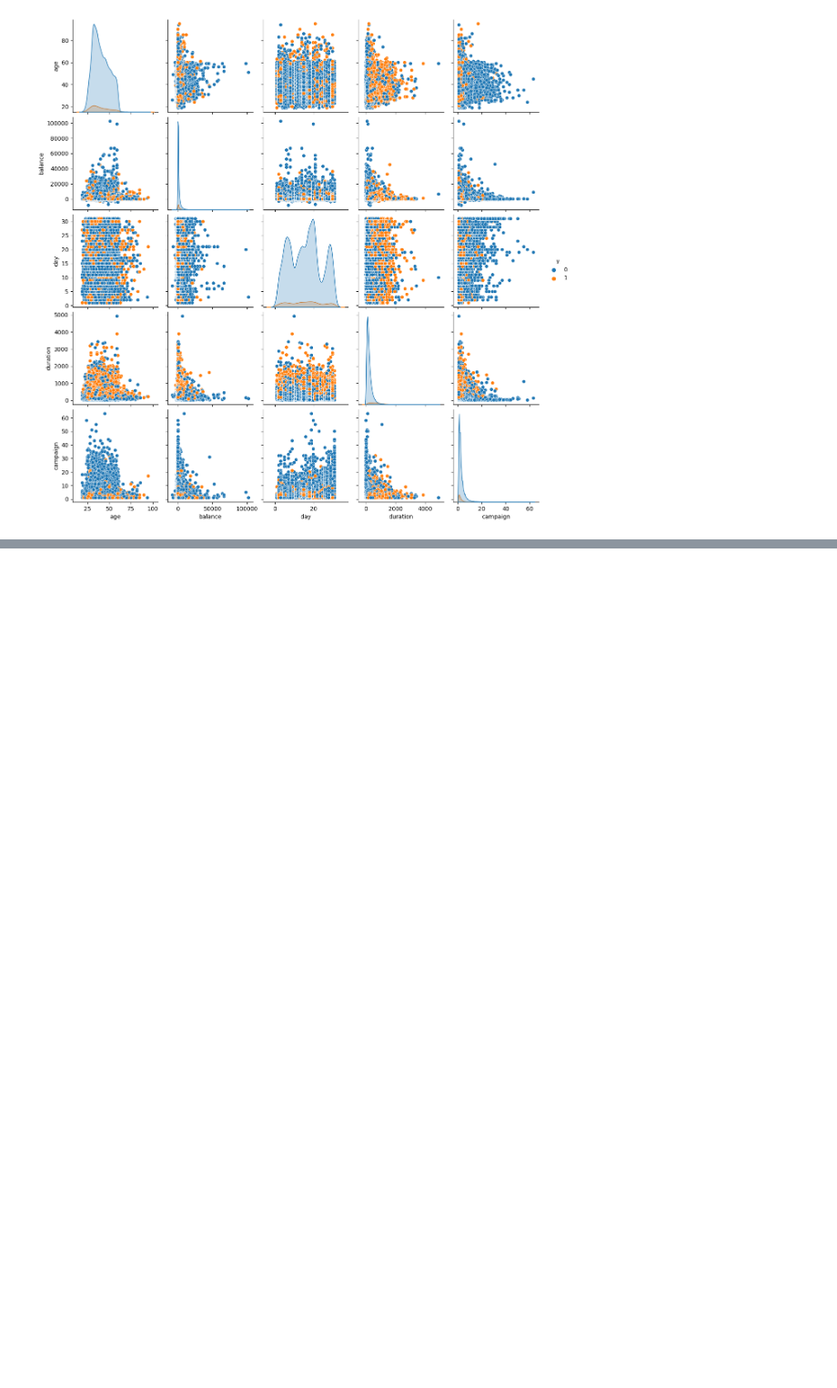
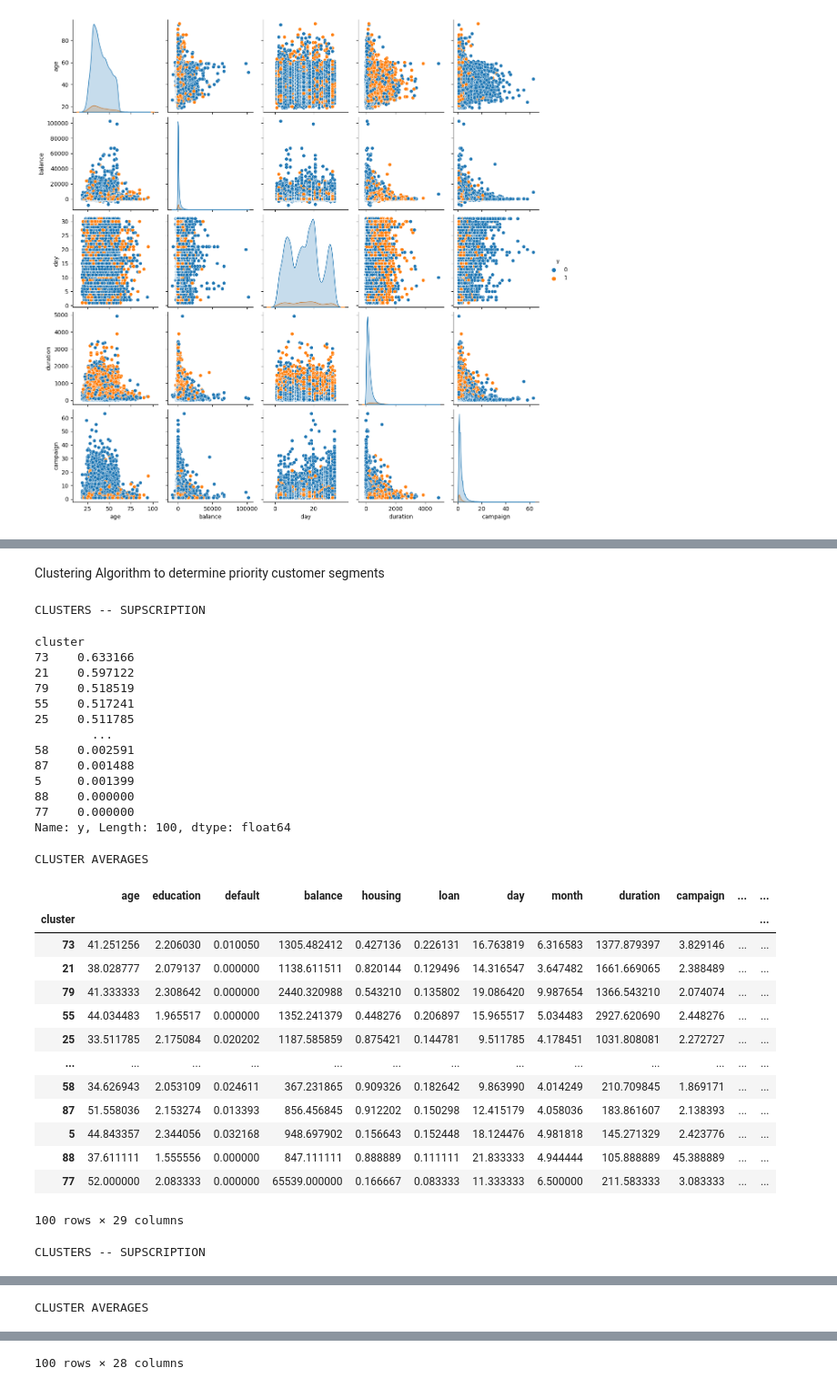
Before and after one commit to AishwaryaBalajee/YCcsS7tcA1kghT1E, a Jupyter notebook: main.ipynb, the cells around one changed output, grey strips where cells are left out. Shown at 91% size. Drawn from its saved outputs; the diff is of its cells as text; code cells hidden in the pictures; blank space fills up the shorter version.

```diff
--- a/main.ipynb
+++ b/main.ipynb
@@ -255,0 +620,78 @@ sns.pairplot(dataset, vars=['age','balance','day','duration','campaign'], hue='y
+# %% [markdown]
+Clustering Algorithm to determine priority customer segments
+# %%
+def clustering_algorithm(df, use_duration, n_clusters = 4):
+
+    df_encoded, X_encoded, y_encoded = PreProcess(month_order, education_order, bool_mapping).encode(df, True)
+    scaler = StandardScaler()
+
+    numeric_features = ['age', 'balance', 'day', 'duration', 'campaign'] if use_duration else ['age', 'balance', 'day', 'campaign']
+    if use_duration == False:
+        df_encoded, X_encoded = df_encoded.drop('duration', axis=1), X_encoded.drop('duration', axis=1)
+    categorical_features = [col for col in X_encoded.columns if col not in numeric_features]
+    X_encoded = df_encoded[numeric_features + categorical_features]
+
+    scale_numeric = ColumnTransformer(
+        transformers=[
+            ('num', scaler, numeric_features),
+            ('cat', 'passthrough', categorical_features)
+        ]
+    )
+
+    pipe = Pipeline(
+        [
+            ('scale', scale_numeric),
+            ('clustering', KMeans(n_clusters=n_clusters, random_state=42))
+        ]
+    )
+
+    df_encoded['cluster'] = pipe.fit_predict(X_encoded)
+    df_encoded = df_encoded[[c for c in df_encoded.columns if c != 'y'] + ['y']]
+
+    # Group by cluster and find subscription rate of each cluster
+    cluster_conversion = df_encoded.groupby('cluster')['y'].mean().sort_values(ascending=False)
+
+    # Get cluster info
+    cluster_info = df_encoded.groupby('cluster').mean()
+    cluster_info = cluster_info.loc[cluster_conversion.index]
+
+    print('CLUSTERS -- SUPSCRIPTION')
+    display(cluster_conversion)
+    print('CLUSTER AVERAGES')
+    display(cluster_info)
+# %%
+# Clustering Algorithm applied with call duration
+clustering_algorithm(dataset, True, 100)
+# Clustering algoritm applied without call duration
+clustering_algorithm(dataset, False, 100)
+# %% [output]
+CLUSTERS -- SUPSCRIPTION
+cluster
+73    0.633166
+21    0.597122
+79    0.518519
+55    0.517241
+25    0.511785
+        ...
+58    0.002591
+87    0.001488
+5     0.001399
+88    0.000000
+77    0.000000
+Name: y, Length: 100, dtype: float64
+CLUSTER AVERAGES
+|  | age | education | default | balance | housing | loan | day | month | duration | campaign | ... | ... |
+| cluster |  |  |  |  |  |  |  |  |  |  |  | ... |
+| 73 | 41.251256 | 2.206030 | 0.010050 | 1305.482412 | 0.427136 | 0.226131 | 16.763819 | 6.316583 | 1377.879397 | 3.829146 | ... | ... |
+| 21 | 38.028777 | 2.079137 | 0.000000 | 1138.611511 | 0.820144 | 0.129496 | 14.316547 | 3.647482 | 1661.669065 | 2.388489 | ... | ... |
+| 79 | 41.333333 | 2.308642 | 0.000000 | 2440.320988 | 0.543210 | 0.135802 | 19.086420 | 9.987654 | 1366.543210 | 2.074074 | ... | ... |
+| 55 | 44.034483 | 1.965517 | 0.000000 | 1352.241379 | 0.448276 | 0.206897 | 15.965517 | 5.034483 | 2927.620690 | 2.448276 | ... | ... |
+| 25 | 33.511785 | 2.175084 | 0.020202 | 1187.585859 | 0.875421 | 0.144781 | 9.511785 | 4.178451 | 1031.808081 | 2.272727 | ... | ... |
+| ... | ... | ... | ... | ... | ... | ... | ... | ... | ... | ... | ... | ... |
+| 58 | 34.626943 | 2.053109 | 0.024611 | 367.231865 | 0.909326 | 0.182642 | 9.863990 | 4.014249 | 210.709845 | 1.869171 | ... | ... |
+| 87 | 51.558036 | 2.153274 | 0.013393 | 856.456845 | 0.912202 | 0.150298 | 12.415179 | 4.058036 | 183.861607 | 2.138393 | ... | ... |
+| 5 | 44.843357 | 2.344056 | 0.032168 | 948.697902 | 0.156643 | 0.152448 | 18.124476 | 4.981818 | 145.271329 | 2.423776 | ... | ... |
+| 88 | 37.611111 | 1.555556 | 0.000000 | 847.111111 | 0.888889 | 0.111111 | 21.833333 | 4.944444 | 105.888889 | 45.388889 | ... | ... |
+| 77 | 52.000000 | 2.083333 | 0.000000 | 65539.000000 | 0.166667 | 0.083333 | 11.333333 | 6.500000 | 211.583333 | 3.083333 | ... | ... |
+100 rows × 29 columns
+CLUSTERS -- SUPSCRIPTION
@@ -255,0 +711 @@ sns.pairplot(dataset, vars=['age','balance','day','duration','campaign'], hue='y
+CLUSTER AVERAGES
@@ -255,0 +725 @@ sns.pairplot(dataset, vars=['age','balance','day','duration','campaign'], hue='y
+100 rows × 28 columns
```
Also changed, not shown: parts of 15 cells of this notebook, 2 other files.
